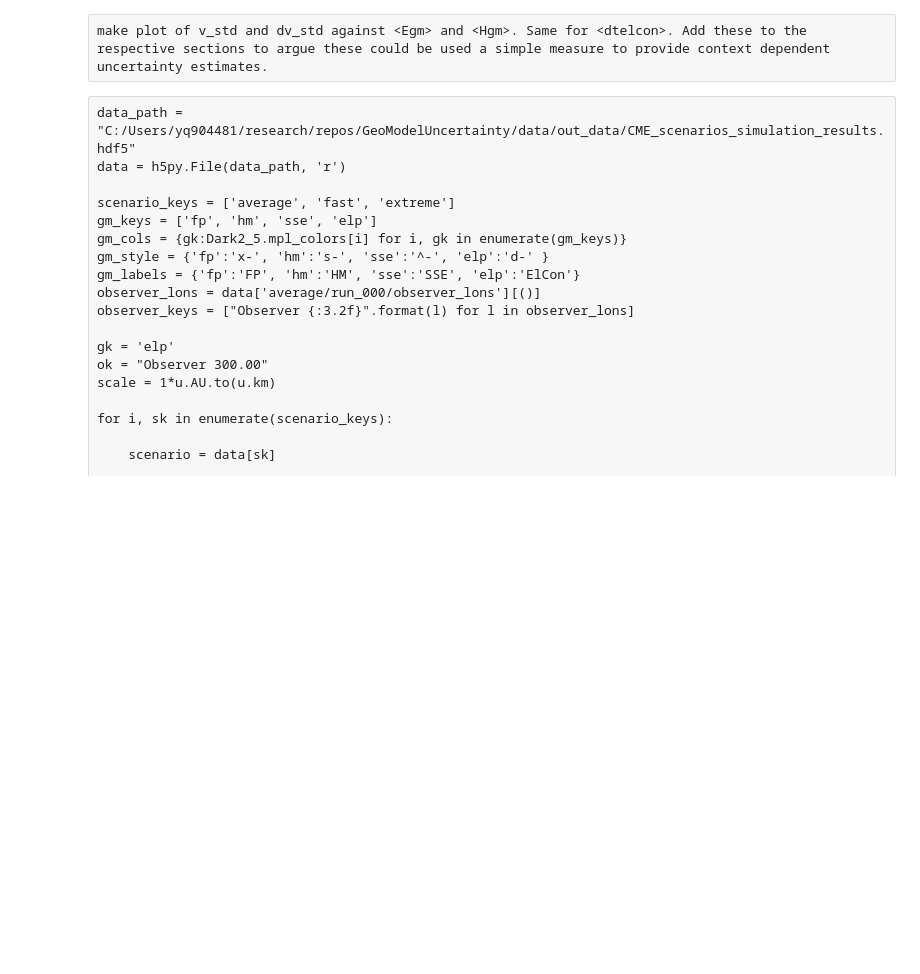
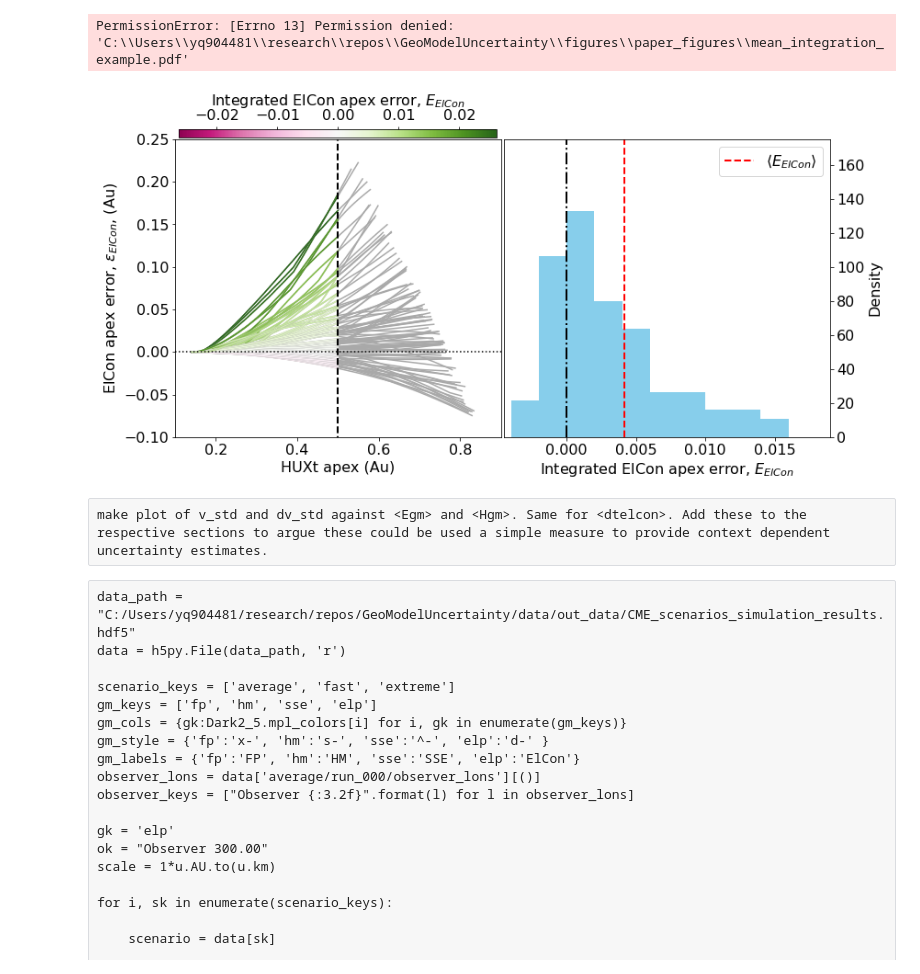
Before and after one commit to LukeBarnard/GeoModelUncertainty, a Jupyter notebook: code/GeoModelUncertainty_dev.ipynb, the cells around one changed output. Saved outputs shown, nothing was run; the diff lists cells and outputs as text; code cells hidden in the pictures; blank space fills up the shorter version.

Commit message:
Updated to mean_integration_example plot to add annottations

```diff
--- a/code/GeoModelUncertainty_dev.ipynb
+++ b/code/GeoModelUncertainty_dev.ipynb
@@ -21,6 +21,11 @@ import huxt as H
 import huxt_analysis as HA
 import huxt_inputs as HIN
 import GeoModelUncertainty as gmu
+# %%
+gmu.plot_error_series_and_distribution()
+# %% [output]
+PermissionError: [Errno 13] Permission denied: 'C:\\Users\\yq904481\\research\\repos\\GeoModelUncertainty\\figures\\paper_figures\\mean_integration_example.pdf'
+[figure, added]
 # %%
 project_dirs = gmu.get_project_dirs()
 
```
